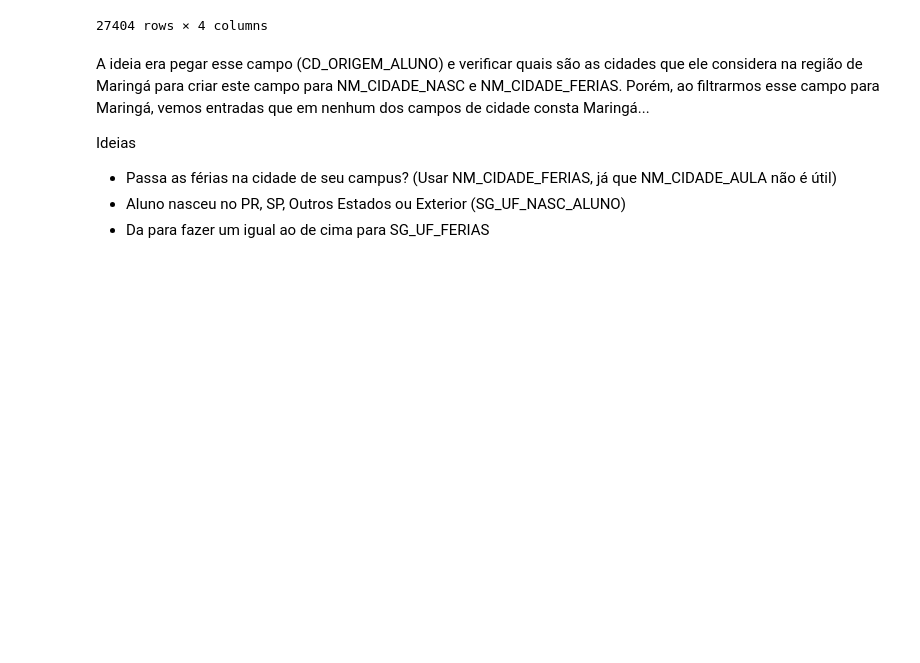
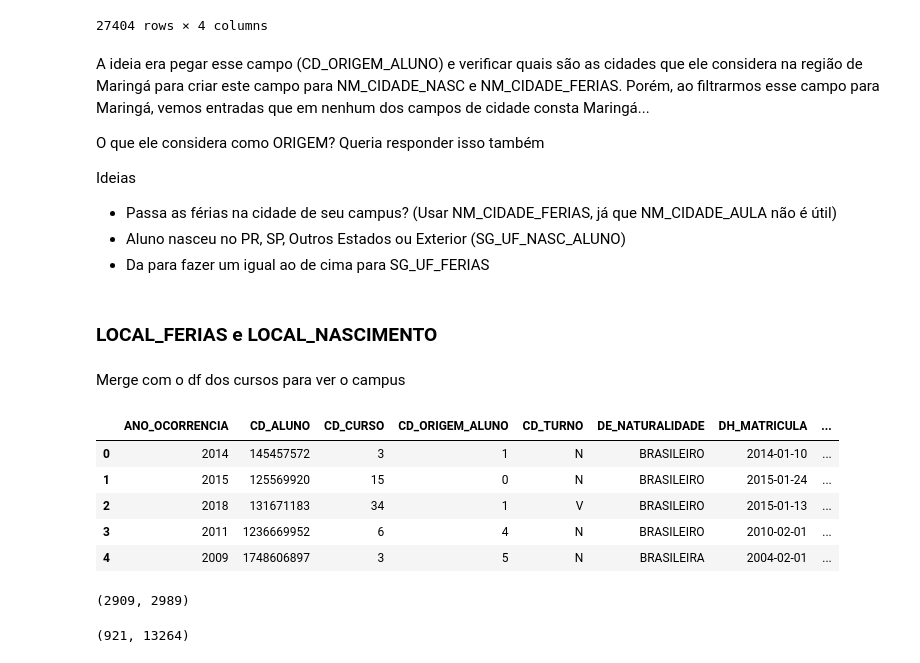
Before and after one commit to romu-lo/tcc-evasao-academica, a Jupyter notebook: limpeza.ipynb, the cells around one changed output. Drawn from its saved outputs; the diff is of its cells as text; code cells hidden in the pictures; blank space fills up the shorter version.

Commit message:
limpeza finalizada

```diff
--- a/limpeza.ipynb
+++ b/limpeza.ipynb
@@ -574,0 +623,2 @@ Name: count, dtype: int64
+# %%
+df_final['F_NU_SEMESTRE2_VEST'] = df_final.apply(set_nu_semestre2_vest, axis=1)
@@ -1277,0 +1417,3 @@ df_cursos['BOOL_SEDE'] = df_cursos.apply(lambda x: True if x['NM_CAMPUS'] == 'MA
+# %%
+diff = pd.to_datetime(df_final['DH_SITUACAO'], errors='coerce') - pd.to_datetime(df_final['DH_MATRICULA'], errors='coerce')
+diff
@@ -1277,0 +1433,8 @@ df_cursos['BOOL_SEDE'] = df_cursos.apply(lambda x: True if x['NM_CAMPUS'] == 'MA
+# %%
+def to_meses(linha):
+    if pd.isna(linha):
+        return np.nan
+
+    return linha.days / 30
+# %%
+df_final['MESES_ATE_ULTIMA_SITUACAO'] = diff.apply(to_meses)
@@ -1296,8 +1475,32 @@ cidades_origem_maringa
 27404 rows × 4 columns
 # %% [markdown]
 A ideia era pegar esse campo (CD_ORIGEM_ALUNO) e verificar quais são as cidades que ele considera na região de Maringá para criar este campo para NM_CIDADE_NASC e NM_CIDADE_FERIAS. Porém, ao filtrarmos esse campo para Maringá, vemos entradas que em nenhum dos campos de cidade consta Maringá...
+
+O que ele considera como ORIGEM? Queria responder isso também
 
 Ideias
 * Passa as férias na cidade de seu campus? (Usar NM_CIDADE_FERIAS, já que NM_CIDADE_AULA não é útil)
 * Aluno nasceu no PR, SP, Outros Estados ou Exterior (SG_UF_NASC_ALUNO)
 * Da para fazer um igual ao de cima para SG_UF_FERIAS
+# %% [markdown]
+### LOCAL_FERIAS e LOCAL_NASCIMENTO
+# %% [markdown]
+Merge com o df dos cursos para ver o campus
+# %%
+df_merge = df_final.merge(df_cursos, on='CD_CURSO', how='left')
+df_merge.head()
+# %% [output]
+|  | ANO_OCORRENCIA | CD_ALUNO | CD_CURSO | CD_ORIGEM_ALUNO | CD_TURNO | DE_NATURALIDADE | DH_MATRICULA | ... |
+| 0 | 2014 | 145457572 | 3 | 1 | N | BRASILEIRO | 2014-01-10 | ... |
+| 1 | 2015 | 125569920 | 15 | 0 | N | BRASILEIRO | 2015-01-24 | ... |
+| 2 | 2018 | 131671183 | 34 | 1 | V | BRASILEIRO | 2015-01-13 | ... |
+| 3 | 2011 | 1236669952 | 6 | 4 | N | BRASILEIRO | 2010-02-01 | ... |
+| 4 | 2009 | 1748606897 | 3 | 5 | N | BRASILEIRA | 2004-02-01 | ... |
+# %%
+df_merge[df_merge['F_SG_UF_FERIAS'].isna()].shape[0], df_merge[df_merge['NM_CIDADE_FERIAS'].isna()].shape[0]
+# %% [output]
+(2909, 2989)
+# %%
+df_merge[df_merge['F_SG_UF_NASC_ALUNO'].isna()].shape[0], df_merge[df_merge['NM_CIDADE_NASC'].isna()].shape[0]
+# %% [output]
+(921, 13264)
```
Also changed, not shown: parts of 48 cells of this notebook, 6 other files.
